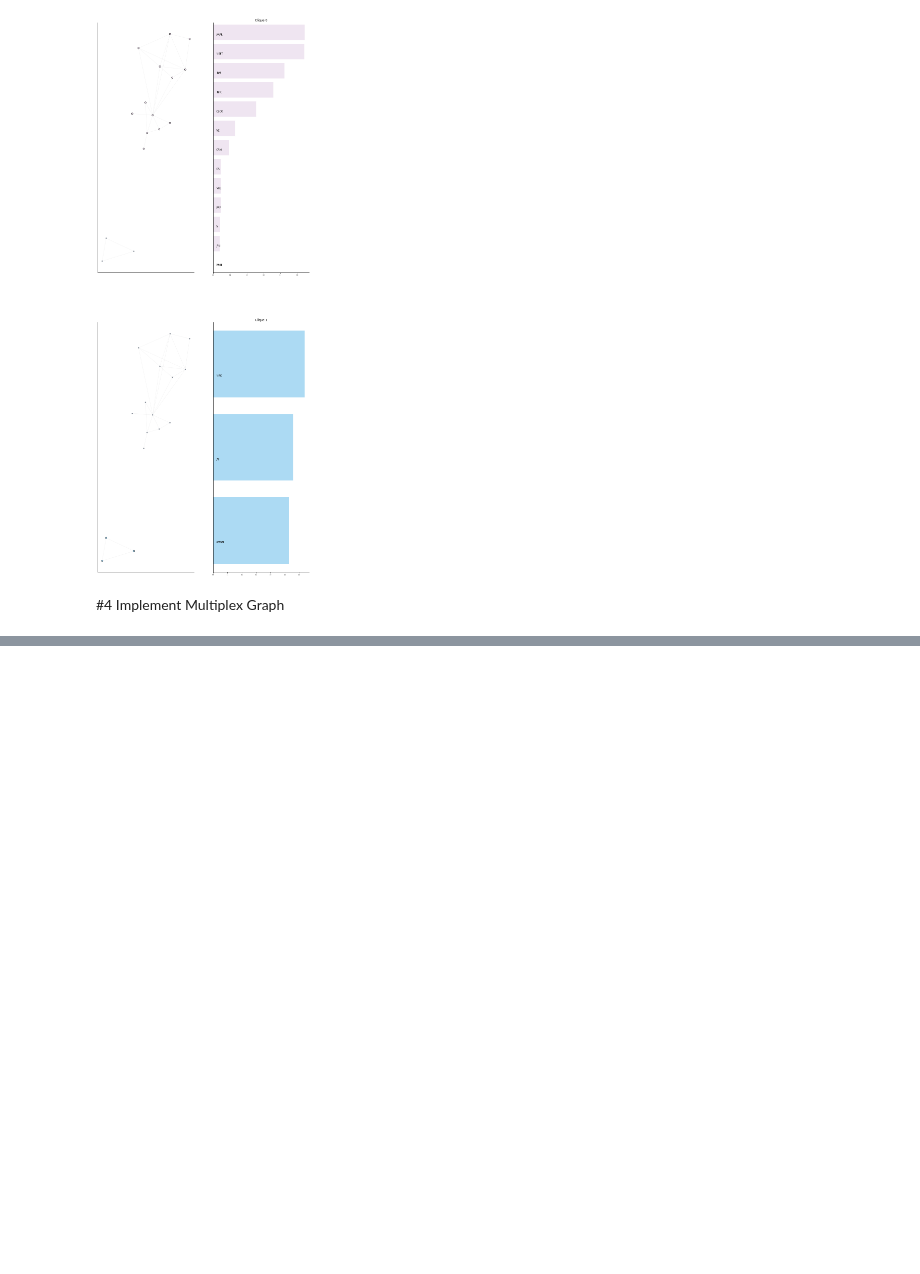
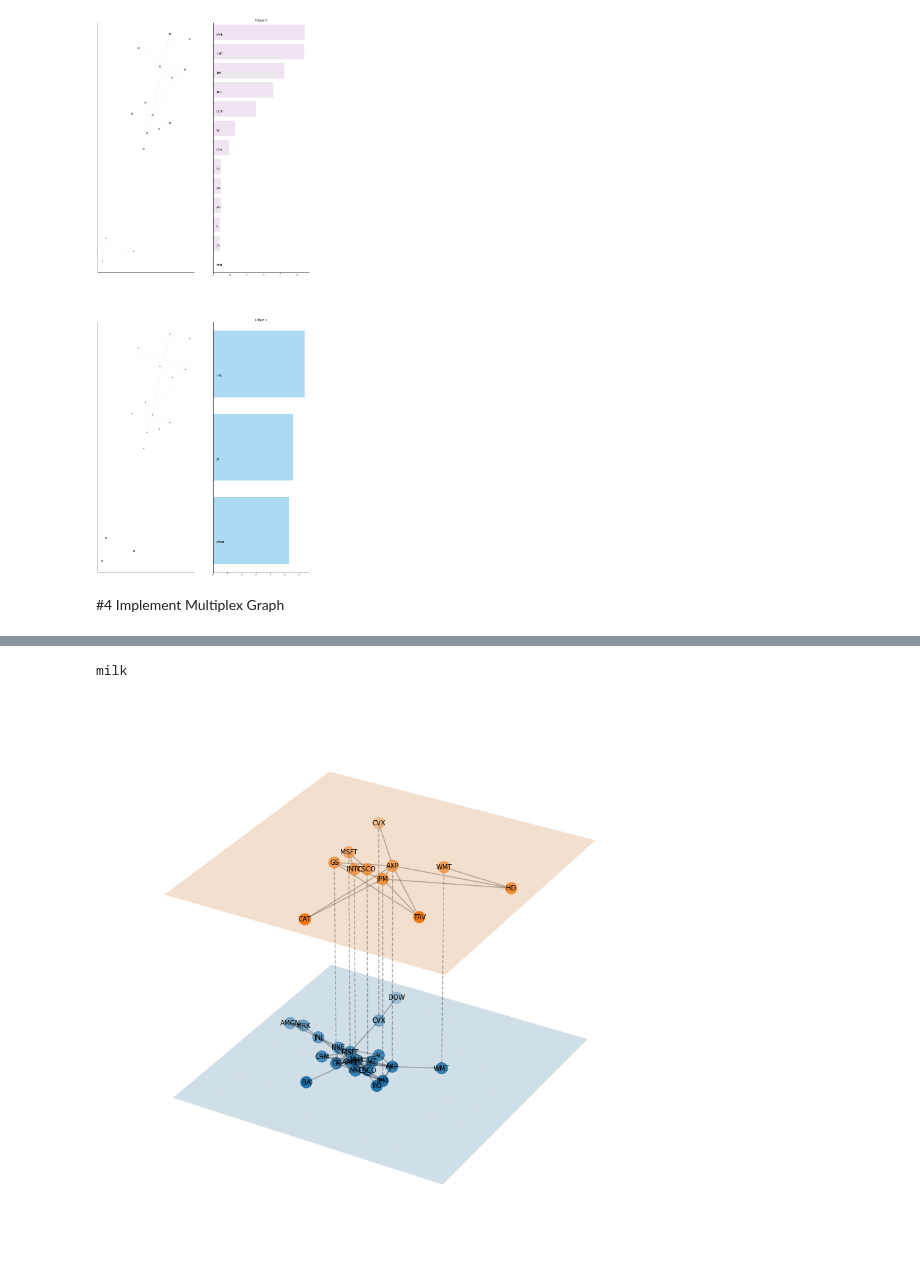
Before and after one commit to jnrkufuor/apollo, a Jupyter notebook: notebooks/Graph.ipynb, the cells around one changed output, grey strips where cells are left out. Drawn from its saved outputs; the diff is of its cells as text; code cells hidden in the pictures; blank space fills up the shorter version.

Commit message:
Implemented MultiLayer Functionality

```diff
--- a/notebooks/Graph.ipynb
+++ b/notebooks/Graph.ipynb
@@ -161,6 +161,7 @@ for link in tqdm(df_plot_fin.index):
              weight=df_plot_fin.iloc[link]['weight'])
 # %%
 graph = G
+node_labels = {}
 for i in range(2):
     pos = nx.kamada_kawai_layout(graph)
     nodes = graph.nodes()
@@ -171,6 +172,12 @@ for i in range(2):
                                 node_size=50, ax=axs)
     ll = nx.draw_networkx_labels(graph, pos, font_size=10, font_family='sans-serif')
 
+    #createdictionary of nodes and labels
+    for node in graph.nodes():
+        #set the node name as the key and the label as its value
+        node_labels[node] = node
+
+    #switch graphs
     graph = G2
 # %% [output]
 [figure]
@@ -387,0 +372,14 @@ ModuleNotFoundError: No module named 'deepgraph'
+# %%
+#install recommended packages
+from LayeredNetworkGraph import LayeredNetworkGraph
+
+# initialise figure and plot
+fig = plt.figure(figsize=(15,20))
+ax = fig.add_subplot(111, projection='3d')
+LayeredNetworkGraph([G,G2], node_labels=node_labels ,ax=ax, layout=nx.spring_layout)
+ax.set_axis_off()
+plt.show()
+fig.savefig('graph_images/multilayered.png', dpi=1000)
+# %% [output]
+milk
+[figure, added]
```
Also changed, not shown: parts of 1 cell of this notebook, 5 other files.
